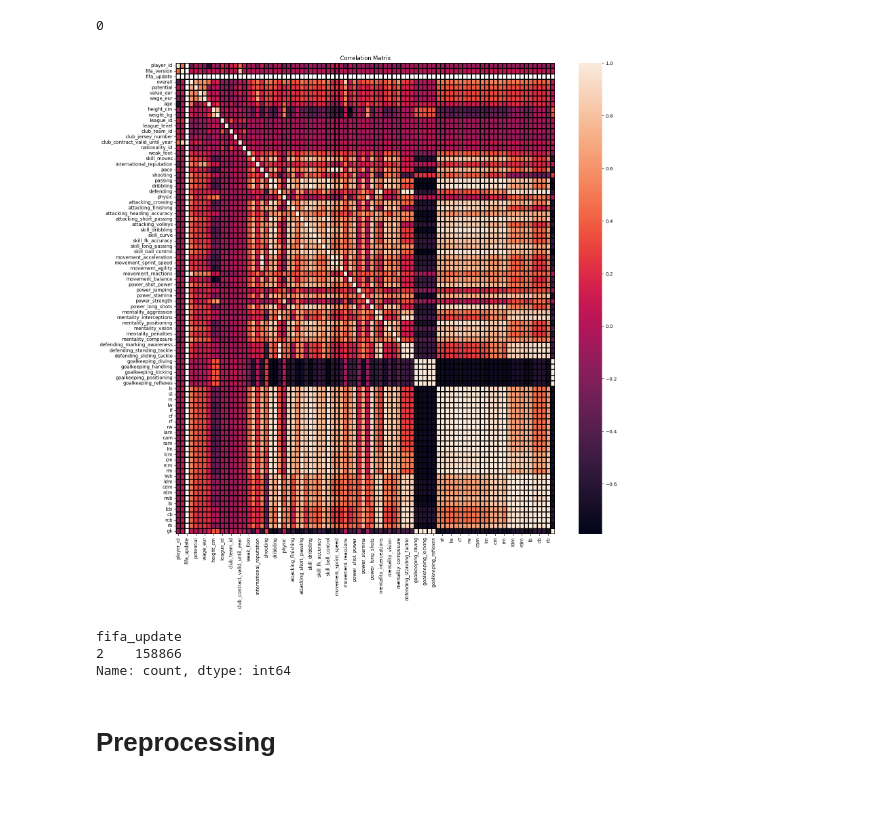
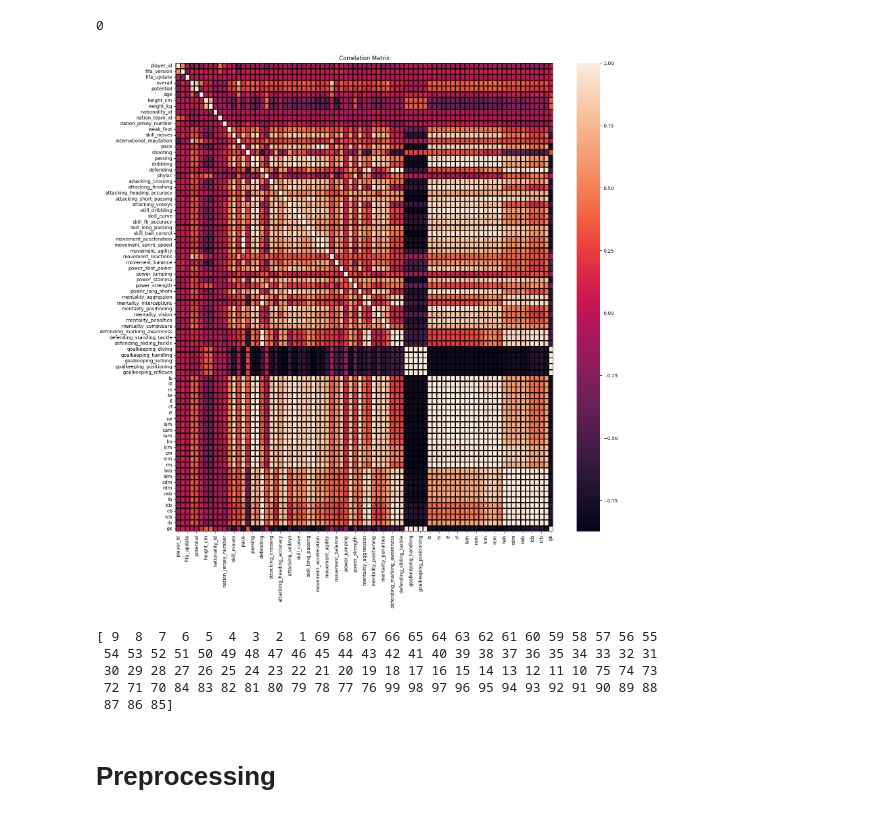
Before and after one commit to AliHashish/FIFA_Players_Analysis, a Jupyter notebook: Cleaning_Preprocessing.ipynb, the cells around one changed output. Cells and saved outputs as stored; diff of their text form; code cells hidden in the pictures.

```diff
--- a/Cleaning_Preprocessing.ipynb
+++ b/Cleaning_Preprocessing.ipynb
@@ -174,5 +173,8 @@ KeyError: "None of [Index(['league_id', 'league_name', 'club_team_id', 'club_nam
 # %%
-# We notice league level has only a few nulls, so we can drop them
-print("Number of nulls in league_level:", df['league_level'].isnull().sum())
-df = df.dropna(subset = ['league_level'])
+try:
+    # We notice league level has only a few nulls, so we can drop them
+    print("Number of nulls in league_level:", df['league_level'].isnull().sum())
+    df = df.dropna(subset = ['league_level'])
+except:
+    print("Only the male dataset needs this")
 # %% [output]
@@ -273,7 +261,12 @@ Index(['player_url', 'fifa_update_date', 'short_name', 'long_name',
 # df['dob']                   # drop
 
 # drop the above attributes
-df = df.drop(columns = ['player_url', 'long_name', 'fifa_update_date', 'club_joined_date', 'real_face', 'player_face_url','dob'])
+try:
+    # Males
+    df = df.drop(columns = ['player_url', 'long_name', 'fifa_update_date', 'club_joined_date', 'real_face', 'player_face_url','dob'])
+except:
+    # Females
+    df = df.drop(columns = ['player_url', 'long_name', 'fifa_update_date', 'real_face', 'player_face_url', 'dob'])
 # %%
 # print(df['long_name'].str.split('+').str[0])
 # print(df['gk'].isnull().sum())
@@ -295,0 +300,5 @@ for col in positions:
+# %%
+print("Number of all nulls:", df[['nation_team_id', 'nation_position', 'nation_jersey_number']].iloc[:].isnull().all(axis = 1).sum())
+print("Number of any nulls:",df[['nation_team_id', 'nation_position', 'nation_jersey_number']].iloc[:].isnull().any(axis = 1).sum())
+# All of them are null in the same rows. So we could drop them without losing much data
+df = df.dropna(subset = ['nation_team_id', 'nation_position', 'nation_jersey_number'])
@@ -295,0 +308,5 @@ for col in positions:
+# %%
+nulls = df.isnull().sum()
+print(f"There are {nulls[nulls > 0].sum()} nulls out of {len(df)}")
+# We can drop them as they are very few
+df = df.dropna()
@@ -308,28 +329,34 @@ df.duplicated().sum()
 # %%
 # making a heatmap of the correlation matrix
 df2 = df.copy()
 # dropping the categorical columns
-df2 = df2.drop(columns = ['short_name', 'player_positions', 'league_name', 'club_name',
-       'club_position', 'nationality_name', 'preferred_foot', 'work_rate',
-       'body_type'])
+try:
+       df2 = df2.drop(columns = ['short_name', 'player_positions', 'league_name', 'club_name',
+              'club_position', 'nationality_name', 'preferred_foot', 'work_rate',
+              'body_type'])
+except:
+       df2 = df2.drop(columns = ['short_name', 'player_positions', 'nationality_name', 'nation_position',
+              'preferred_foot', 'work_rate', 'body_type'])
 
 plt.figure(figsize=(18,18))
 sns.heatmap(df2.corr(), cbar = True, linewidths=1, linecolor='black')
 # sns.heatmap(df2.corr(), annot= False, cmap='jet')
 plt.title('Correlation Matrix')
 plt.show()
 # %% [output]
-[figure, old version]
+[figure, new version]
 # %%
 # 'fifa_update', 'fifa_version': Both of these columns are not useful, as they are not related any other column
-print(df['fifa_update'].value_counts())
+print(df['fifa_update'].unique())
 df = df.drop(columns = ['fifa_update'])
 # but we won't drop fifa_version because we use it for analysis
-# Notice fifa_update only has value 2
+# Notice fifa_update only has value 2 in case of male
 # %% [output]
-fifa_update
-2    158866
-Name: count, dtype: int64
+[ 9  8  7  6  5  4  3  2  1 69 68 67 66 65 64 63 62 61 60 59 58 57 56 55
+ 54 53 52 51 50 49 48 47 46 45 44 43 42 41 40 39 38 37 36 35 34 33 32 31
+ 30 29 28 27 26 25 24 23 22 21 20 19 18 17 16 15 14 13 12 11 10 75 74 73
+ 72 71 70 84 83 82 81 80 79 78 77 76 99 98 97 96 95 94 93 92 91 90 89 88
+ 87 86 85]
 # %% [markdown]
 # Preprocessing
 # %%
```
Also changed, not shown: parts of 26 cells of this notebook, 1 other file.
